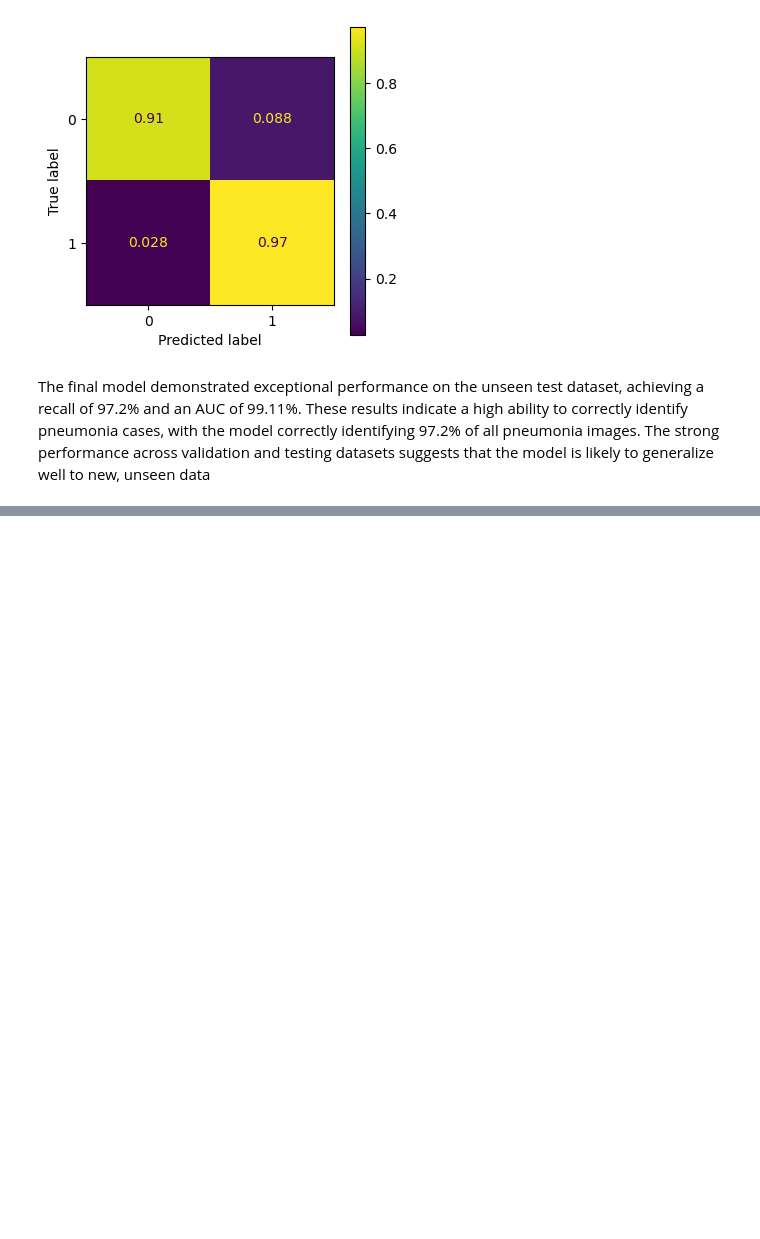
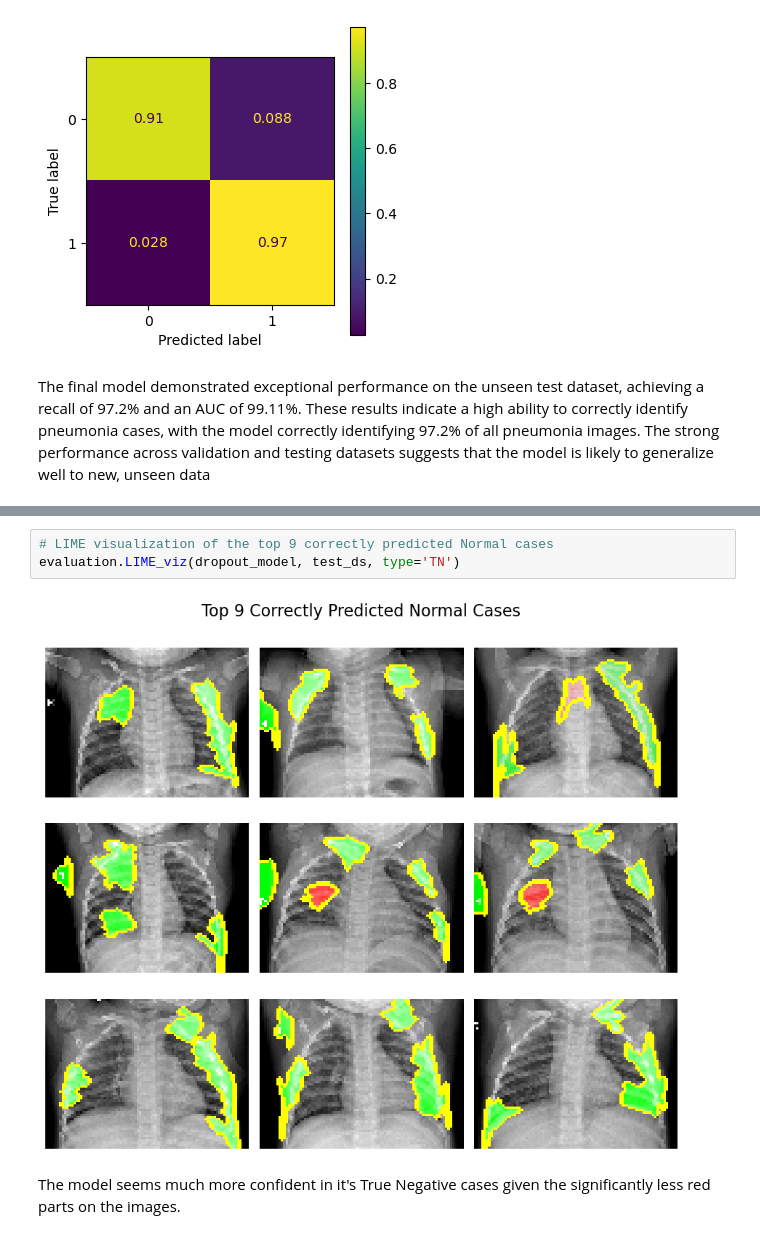
Before and after one commit to rlodetti/image_classification_project, a Jupyter notebook: image_classification_project.ipynb, the cells around one changed output, grey strips where cells are left out. Saved outputs shown, nothing was run; the diff lists cells and outputs as text; blank space fills up the shorter version.

```diff
--- a/image_classification_project.ipynb
+++ b/image_classification_project.ipynb
@@ -713,3 +722,10 @@ The final model demonstrated exceptional performance on the unseen test dataset,
+# %%
+# LIME visualization of the top 9 correctly predicted Normal cases
+evaluation.LIME_viz(dropout_model, test_ds, type='TN')
+# %% [output]
+[figure, added]
+# %% [markdown]
+The model seems much more confident in it's True Negative cases given the significantly less red parts on the images.
 # %% [markdown]
 ## Conclusions
 ***
```
Also changed, not shown: parts of 33 cells of this notebook, 17 other files.
